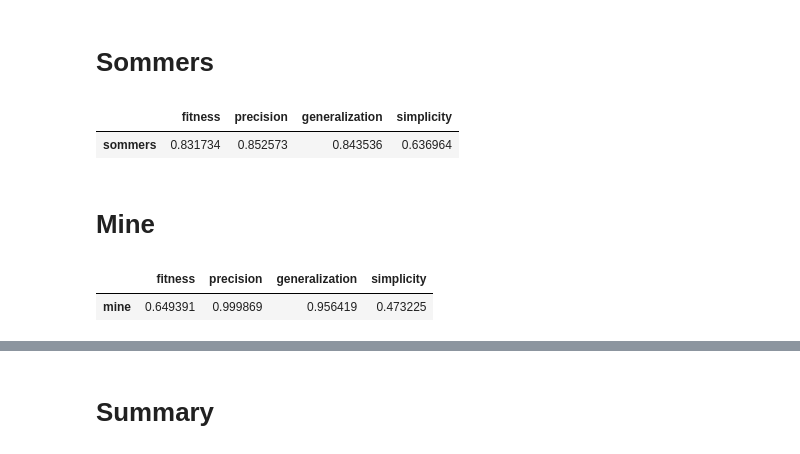
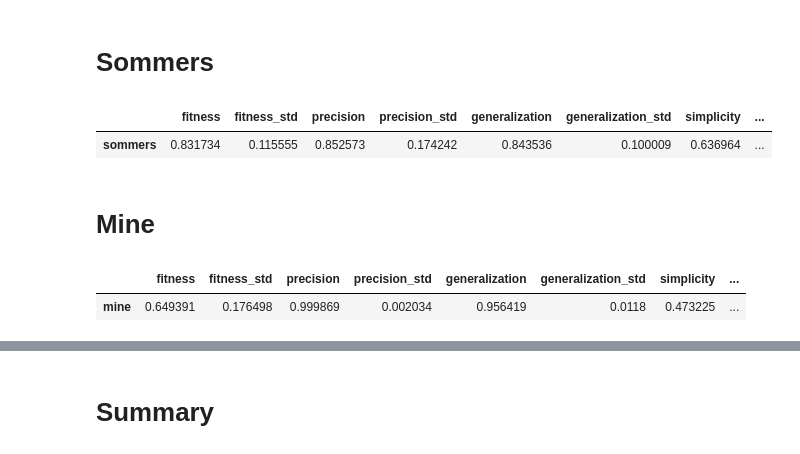
Before and after one commit to bade27/GLPD, a Jupyter notebook: project/notebooks/compare_on_synthetic.ipynb, the cells around one changed output, grey strips where cells are left out. Drawn from its saved outputs; the diff is of its cells as text; code cells hidden in the pictures.

```diff
--- a/project/notebooks/compare_on_synthetic.ipynb
+++ b/project/notebooks/compare_on_synthetic.ipynb
@@ -18,10 +18,10 @@ mine_w_silent = os.path.join(my_miner_dir, "inference_silent")
 # %%
 cm_folders = os.listdir(classic_miners_dir)
 
-alpha = {"fitness":[],"precision":[],"generalization":[],"simplicity":[]}
-alpha_plus = {"fitness":[],"precision":[],"generalization":[],"simplicity":[]}
-heuristics = {"fitness":[],"precision":[],"generalization":[],"simplicity":[]}
-inductive = {"fitness":[],"precision":[],"generalization":[],"simplicity":[]}
+alpha = {"fitness":[],"precision":[],"generalization":[],"simplicity":[],"fscore":[]}
+alpha_plus = {"fitness":[],"precision":[],"generalization":[],"simplicity":[],"fscore":[]}
+heuristics = {"fitness":[],"precision":[],"generalization":[],"simplicity":[],"fscore":[]}
+inductive = {"fitness":[],"precision":[],"generalization":[],"simplicity":[],"fscore":[]}
 
 for folder in cm_folders:
     alpha_result_file = os.path.join(classic_miners_dir, folder, "alpha", folder+"res.txt")
@@ -40,6 +40,7 @@ for folder in cm_folders:
             elif "simplicity" in line:
                 result = re.findall(r"\d\.\d+", line)
                 alpha["simplicity"].append(float(result[0]))
+        alpha["fscore"].append((2*alpha["fitness"][-1]*alpha["precision"][-1])/(alpha["fitness"][-1]+alpha["precision"][-1]))
 
     alpha_plus_result_file = os.path.join(classic_miners_dir, folder, "alpha_plus", folder+"res.txt")
     with open(alpha_plus_result_file, "r") as file:
@@ -57,6 +58,7 @@ for folder in cm_folders:
             elif "simplicity" in line:
                 result = re.findall(r"\d\.\d+", line)
                 alpha_plus["simplicity"].append(float(result[0]))
+        alpha_plus["fscore"].append((2*alpha_plus["fitness"][-1]*alpha_plus["precision"][-1])/(alpha_plus["fitness"][-1]+alpha_plus["precision"][-1]))
 
     heuristics_result_file = os.path.join(classic_miners_dir, folder, "heuristics", folder+"res.txt")
     with open(heuristics_result_file, "r") as file:
@@ -74,6 +76,7 @@ for folder in cm_folders:
             elif "simplicity" in line:
                 result = re.findall(r"\d\.\d+", line)
                 heuristics["simplicity"].append(float(result[0]))
+        heuristics["fscore"].append((2*heuristics["fitness"][-1]*heuristics["precision"][-1])/(heuristics["fitness"][-1]+heuristics["precision"][-1]))
 
     inductive_result_file = os.path.join(classic_miners_dir, folder, "inductive", folder+"res.txt")
     with open(inductive_result_file, "r") as file:
@@ -91,6 +94,7 @@ for folder in cm_folders:
             elif "simplicity" in line:
                 result = re.findall(r"\d\.\d+", line)
                 inductive["simplicity"].append(float(result[0]))
+        inductive["fscore"].append((2*inductive["fitness"][-1]*inductive["precision"][-1])/(inductive["fitness"][-1]+inductive["precision"][-1]))
 
 assert len(alpha["precision"]) == len(alpha["fitness"])
 assert len(alpha["simplicity"]) == len(alpha["fitness"])
@@ -145,7 +182,13 @@ classic_miners_results
 # %%
 s_folders = os.listdir(sommers_dir)
 
-sommers_miner = {"fitness":[],"precision":[],"generalization":[],"simplicity":[]}
+sommers_miner = {
+    "fitness":[],"fitness_std":[],
+    "precision":[],"precision_std":[],
+    "generalization":[],"generalization_std":[],
+    "simplicity":[],"simplicity_std":[],
+    "fscore":[],"fscore_std":[]
+    }
 
 for folder in s_folders:
     results_filename = [file for file in os.listdir(os.path.join(sommers_dir, folder, "predictions")) if "cc" in file][0]
@@ -175,18 +218,31 @@ for folder in s_folders:
         sommers_miner["precision"].append(precision)
         sommers_miner["generalization"].append(generalization)
         sommers_miner["simplicity"].append(simplicity)
+        sommers_miner["fscore"].append(2*fitness*precision/(fitness+precision))
 # %%
-sommers_miner_results = pd.DataFrame(columns=["fitness", "precision", "generalization", "simplicity"])
+sommers_miner_results = pd.DataFrame(columns=[
+    "fitness","fitness_std",
+    "precision","precision_std",
+    "generalization","generalization_std",
+    "simplicity","simplicity_std",
+    "fscore","fscore_std"])
+
 sommers_miner_results.loc["sommers"] = [
     np.mean(sommers_miner["fitness"]),
+    np.std(sommers_miner["fitness"]),
     np.mean(sommers_miner["precision"]),
+    np.std(sommers_miner["precision"]),
     np.mean(sommers_miner["generalization"]),
-    np.mean(sommers_miner["simplicity"])
+    np.std(sommers_miner["generalization"]),
+    np.mean(sommers_miner["simplicity"]),
+    np.std(sommers_miner["simplicity"]),
+    np.mean(sommers_miner["fscore"]),
+    np.std(sommers_miner["fscore"])
     ]
 sommers_miner_results
 # %% [output]
-|  | fitness | precision | generalization | simplicity |
-| sommers | 0.831734 | 0.852573 | 0.843536 | 0.636964 |
+|  | fitness | fitness_std | precision | precision_std | generalization | generalization_std | simplicity | ... |
+| sommers | 0.831734 | 0.115555 | 0.852573 | 0.174242 | 0.843536 | 0.100009 | 0.636964 | ... |
 # %%
 # import pm4py
 # from pm4py.algo.evaluation import algorithm as evaluator
@@ -219,16 +277,28 @@ for file in mine_files:
 # %%
-mine = pd.DataFrame(columns=["fitness", "precision", "generalization", "simplicity"])
+mine = pd.DataFrame(columns=[
+    "fitness","fitness_std",
+    "precision","precision_std",
+    "generalization","generalization_std",
+    "simplicity","simplicity_std",
+    "fscore","fscore_std"])
+
 mine.loc["mine"] = [
     np.mean(my_miner["fitness"]),
+    np.std(my_miner["fitness"]),
     np.mean(my_miner["precision"]),
+    np.std(my_miner["precision"]),
     np.mean(my_miner["generalization"]),
-    np.mean(my_miner["simplicity"])
+    np.std(my_miner["generalization"]),
+    np.mean(my_miner["simplicity"]),
+    np.std(my_miner["simplicity"]),
+    np.mean(my_miner["fscore"]),
+    np.std(my_miner["fscore"])
 ]
 
 mine
 # %% [output]
-|  | fitness | precision | generalization | simplicity |
-| mine | 0.649391 | 0.999869 | 0.956419 | 0.473225 |
+|  | fitness | fitness_std | precision | precision_std | generalization | generalization_std | simplicity | ... |
+| mine | 0.649391 | 0.176498 | 0.999869 | 0.002034 | 0.956419 | 0.0118 | 0.473225 | ... |
 # %%
 mine_files_silent = [file for file in os.listdir(os.path.join(mine_w_silent, "results")) if "metrics" in file]
 
```
Also changed, not shown: parts of 7 cells of this notebook, 5 other files.
